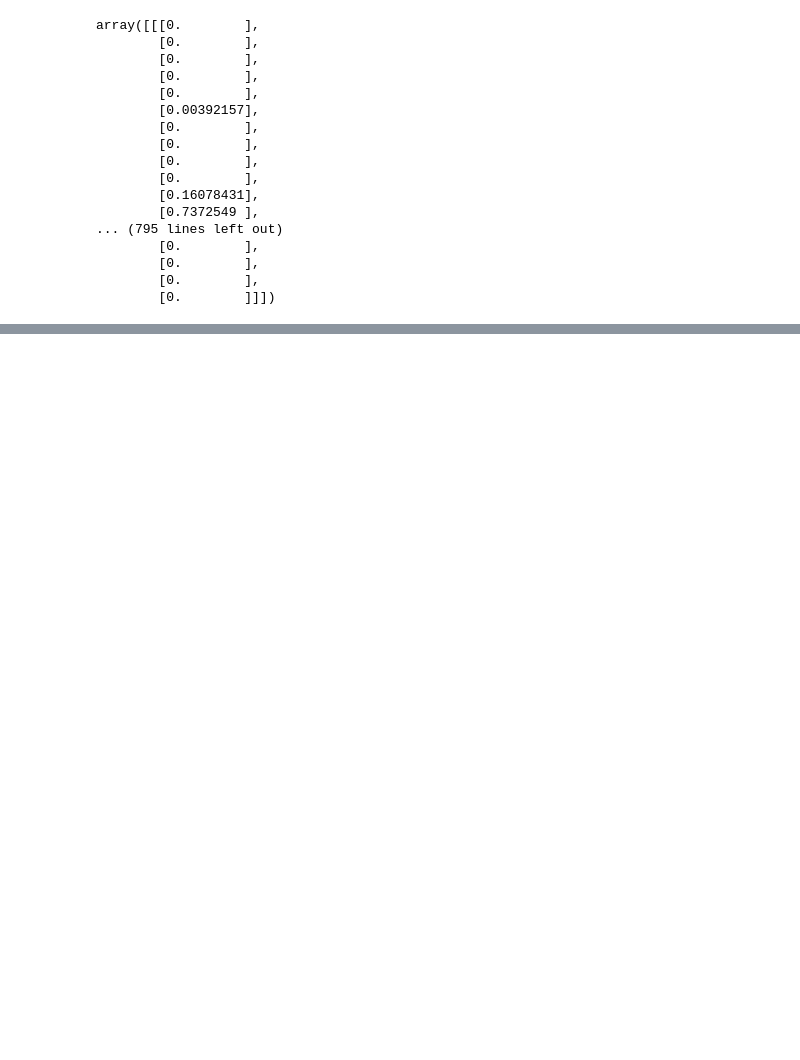
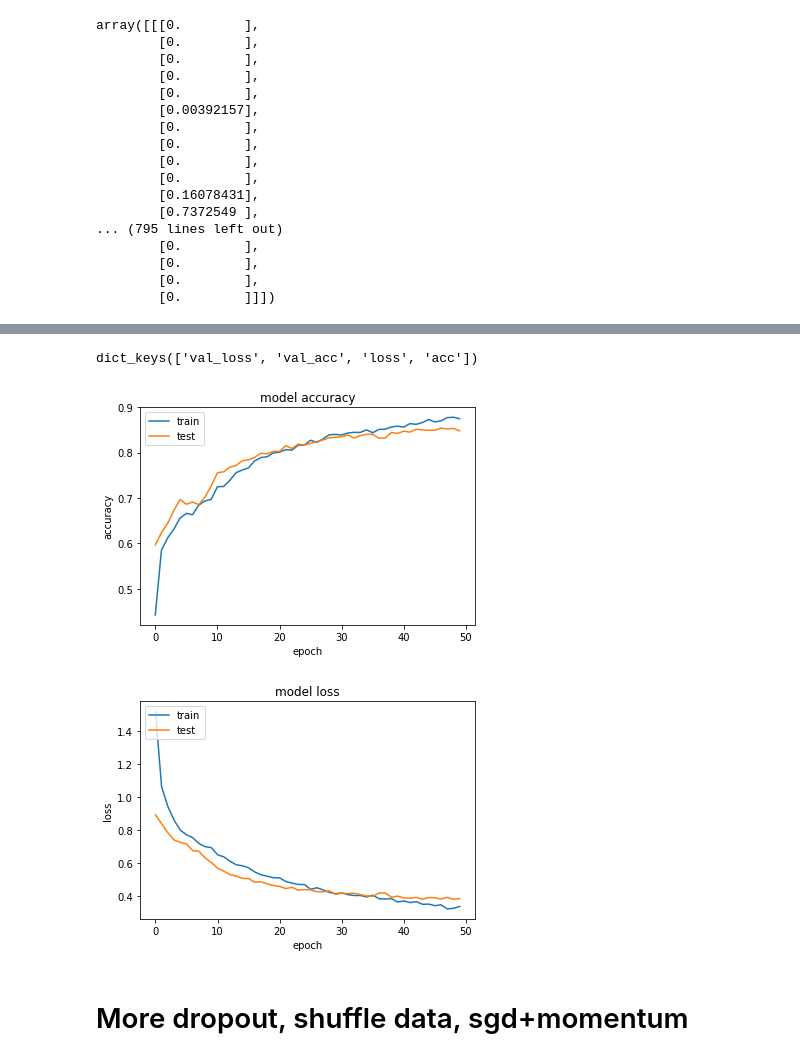
Before and after one commit to ajitJJadhav/root, a Jupyter notebook: CV_problem/CV_problem.ipynb, the cells around one changed output, grey strips where cells are left out. Saved outputs shown, nothing was run; the diff lists cells and outputs as text; code cells hidden in the pictures; blank space fills up the shorter version.

```diff
--- a/CV_problem/CV_problem.ipynb
+++ b/CV_problem/CV_problem.ipynb
@@ -255,0 +381,14 @@ Test accuracy: 0.86375
+# %%
+from keras.callbacks import ModelCheckpoint, ReduceLROnPlateau
+checkpointer = ModelCheckpoint(filepath='./weights_complex.hdf5', verbose=1, save_best_only=True)
+
+reduce_lr = ReduceLROnPlateau(monitor='val_loss', factor=0.25,
+                              patience=2, min_lr=0.001)
+epochs = 100
+history = model.fit(X_train, y_train,
+          batch_size=batch_size,
+          shuffle=True,
+          epochs=epochs,
+          verbose=1,
+          validation_data=(X_val, y_val)
+                   ,callbacks=[checkpointer,reduce_lr])
@@ -255,0 +413,8 @@ Test accuracy: 0.86375
+# %%
+plot_losses(history)
+# %% [output]
+dict_keys(['val_loss', 'val_acc', 'loss', 'acc'])
+[figure, added]
+[figure, added]
+# %% [markdown]
+# More dropout, shuffle data, sgd+momentum
```
Also changed, not shown: parts of 44 cells of this notebook, 3 other files.
